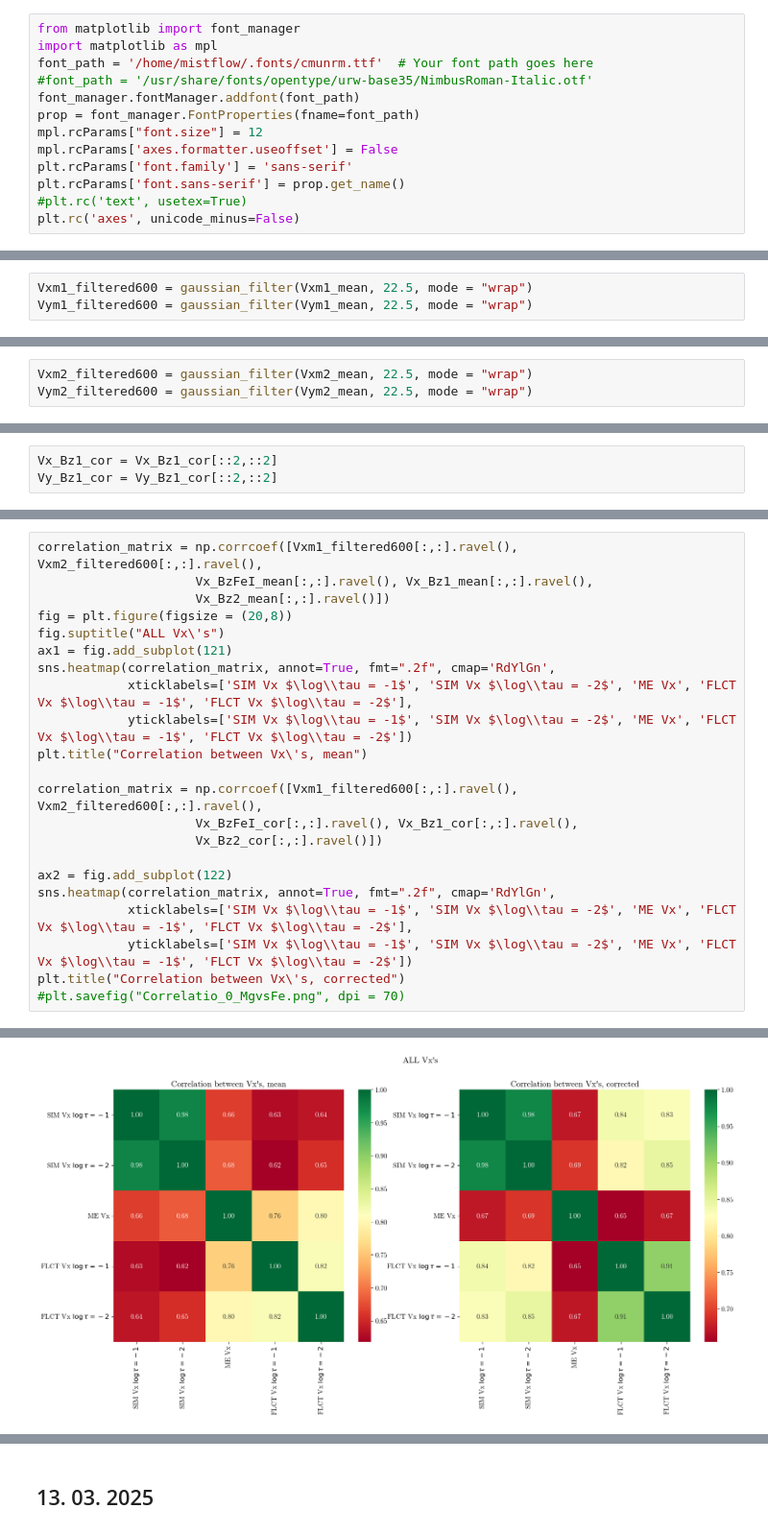
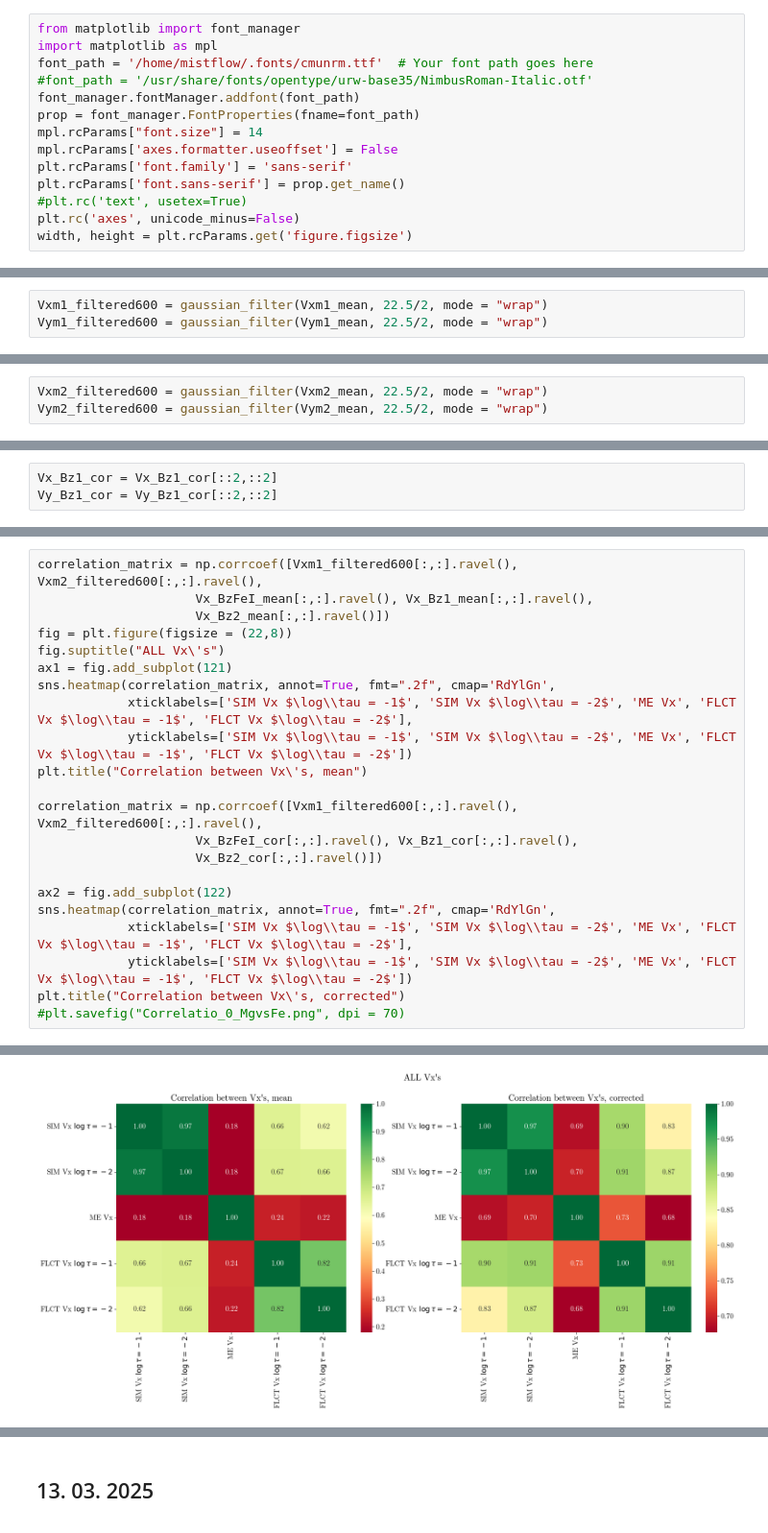
Before and after one commit to TheodoreKostic/Tracking_features, a Jupyter notebook: FirstPaper/MilneEddington_Bz_tracking.ipynb, the cells around one changed output, grey strips where cells are left out. Shown at 96% size. Drawn from its saved outputs; the diff is of its cells as text.

```diff
--- a/FirstPaper/MilneEddington_Bz_tracking.ipynb
+++ b/FirstPaper/MilneEddington_Bz_tracking.ipynb
@@ -12,12 +12,13 @@ font_path = '/home/mistflow/.fonts/cmunrm.ttf'  # Your font path goes here
 #font_path = '/usr/share/fonts/opentype/urw-base35/NimbusRoman-Italic.otf'
 font_manager.fontManager.addfont(font_path)
 prop = font_manager.FontProperties(fname=font_path)
-mpl.rcParams["font.size"] = 12
+mpl.rcParams["font.size"] = 14
 mpl.rcParams['axes.formatter.useoffset'] = False
 plt.rcParams['font.family'] = 'sans-serif'
 plt.rcParams['font.sans-serif'] = prop.get_name()
 #plt.rc('text', usetex=True)
 plt.rc('axes', unicode_minus=False)
+width, height = plt.rcParams.get('figure.figsize')
 # %%
 from scipy.stats import pearsonr
 from scipy.ndimage import gaussian_filter
@@ -111,16 +112,16 @@ Vxm1_mean = temporal_avg(Vxm1, 0, 90)
 Vym1_mean = temporal_avg(Vym1, 0, 90)
 #Vym1_mean = Vym1_mean/1E5
 # %%
-Vxm1_filtered600 = gaussian_filter(Vxm1_mean, 22.5, mode = "wrap")
-Vym1_filtered600 = gaussian_filter(Vym1_mean, 22.5, mode = "wrap")
+Vxm1_filtered600 = gaussian_filter(Vxm1_mean, 22.5/2, mode = "wrap")
+Vym1_filtered600 = gaussian_filter(Vym1_mean, 22.5/2, mode = "wrap")
 # %%
 Vxm2_mean = temporal_avg(Vxm2, 0, 90)
 #Vxm2_mean = Vxm2_mean/1E5
 Vym2_mean = temporal_avg(Vym2, 0, 90)
 #Vym2_mean = Vym2_mean/1E5
 # %%
-Vxm2_filtered600 = gaussian_filter(Vxm2_mean, 22.5, mode = "wrap")
-Vym2_filtered600 = gaussian_filter(Vym2_mean, 22.5, mode = "wrap")
+Vxm2_filtered600 = gaussian_filter(Vxm2_mean, 22.5/2, mode = "wrap")
+Vym2_filtered600 = gaussian_filter(Vym2_mean, 22.5/2, mode = "wrap")
 # %%
 Vx_BzFeI_mean = temporal_avg(Vx_ME_FeI, 0, 90)
 Vy_BzFeI_mean = temporal_avg(Vy_ME_FeI, 0, 90)
@@ -166,28 +167,28 @@ plt.show()
 # %%
 correlation_matrix = np.corrcoef([Vxm1_filtered600[:,:].ravel(), Vxm2_filtered600[:,:].ravel(),
                      Vx_BzFeI_mean[:,:].ravel(), Vx_Bz1_mean[:,:].ravel(),
                      Vx_Bz2_mean[:,:].ravel()])
-fig = plt.figure(figsize = (20,8))
+fig = plt.figure(figsize = (22,8))
 fig.suptitle("ALL Vx\'s")
 ax1 = fig.add_subplot(121)
 sns.heatmap(correlation_matrix, annot=True, fmt=".2f", cmap='RdYlGn',
             xticklabels=['SIM Vx $\log\\tau = -1$', 'SIM Vx $\log\\tau = -2$', 'ME Vx', 'FLCT Vx $\log\\tau = -1$', 'FLCT Vx $\log\\tau = -2$'],
             yticklabels=['SIM Vx $\log\\tau = -1$', 'SIM Vx $\log\\tau = -2$', 'ME Vx', 'FLCT Vx $\log\\tau = -1$', 'FLCT Vx $\log\\tau = -2$'])
 plt.title("Correlation between Vx\'s, mean")
 
 correlation_matrix = np.corrcoef([Vxm1_filtered600[:,:].ravel(), Vxm2_filtered600[:,:].ravel(),
                      Vx_BzFeI_cor[:,:].ravel(), Vx_Bz1_cor[:,:].ravel(),
                      Vx_Bz2_cor[:,:].ravel()])
 
 ax2 = fig.add_subplot(122)
 sns.heatmap(correlation_matrix, annot=True, fmt=".2f", cmap='RdYlGn',
             xticklabels=['SIM Vx $\log\\tau = -1$', 'SIM Vx $\log\\tau = -2$', 'ME Vx', 'FLCT Vx $\log\\tau = -1$', 'FLCT Vx $\log\\tau = -2$'],
             yticklabels=['SIM Vx $\log\\tau = -1$', 'SIM Vx $\log\\tau = -2$', 'ME Vx', 'FLCT Vx $\log\\tau = -1$', 'FLCT Vx $\log\\tau = -2$'])
 plt.title("Correlation between Vx\'s, corrected")
 #plt.savefig("Correlatio_0_MgvsFe.png", dpi = 70)
 # %% [output]
 Text(0.5, 1.0, "Correlation between Vx's, corrected")
-[figure, old version]
+[figure, new version]
 # %%
 correlation_matrix = np.corrcoef([Vym1_filtered600[:,:].ravel(), Vym2_filtered600[:,:].ravel(),
                      Vy_BzFeI_mean[:,:].ravel(), Vy_Bz1_mean[:,:].ravel(),
```
Also changed, not shown: parts of 25 cells of this notebook, 1 other file.
